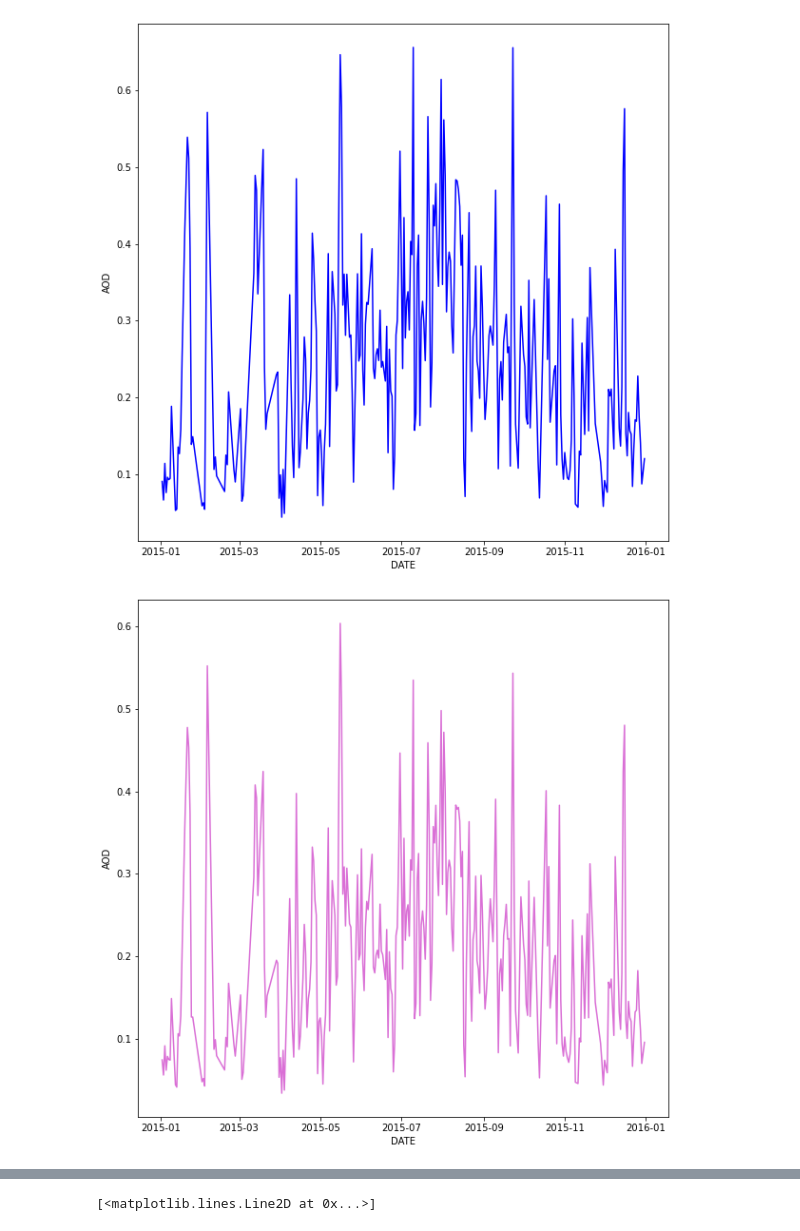
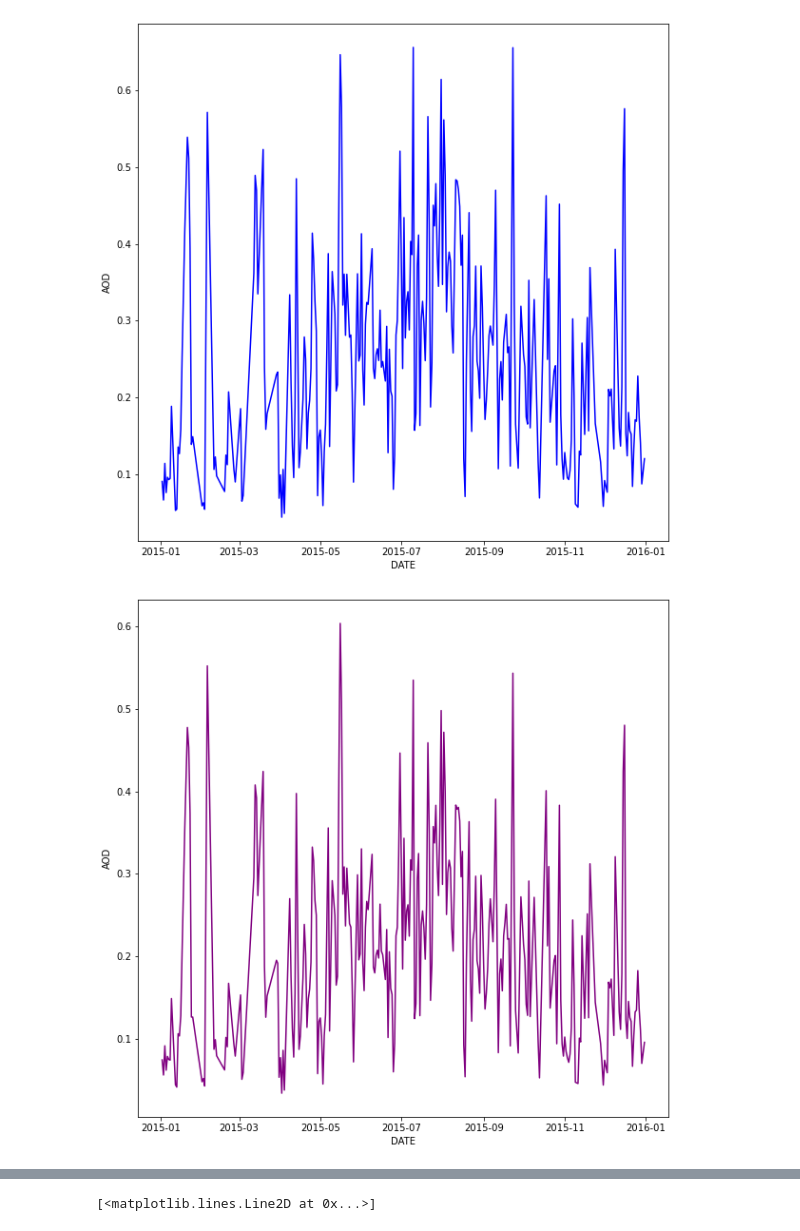
Before and after one commit to nadezsha/atmospheric-physics, a Jupyter notebook: AOD.ipynb, the cells around one changed output, grey strips where cells are left out. Saved outputs shown, nothing was run; the diff lists cells and outputs as text; code cells hidden in the pictures.

```diff
--- a/AOD.ipynb
+++ b/AOD.ipynb
@@ -39,7 +49,7 @@ aod(data["datetime"], data["AOD_440nm"],"blue")
 # %% [output]
 [figure]
 # %%
-aod(data["datetime"], data["AOD_500nm"],"orchid")
+aod(data["datetime"], data["AOD_500nm"],"purple")
 # %% [output]
-[figure, old version]
+[figure, new version]
 # %%
```
Also changed, not shown: parts of 13 cells of this notebook.
